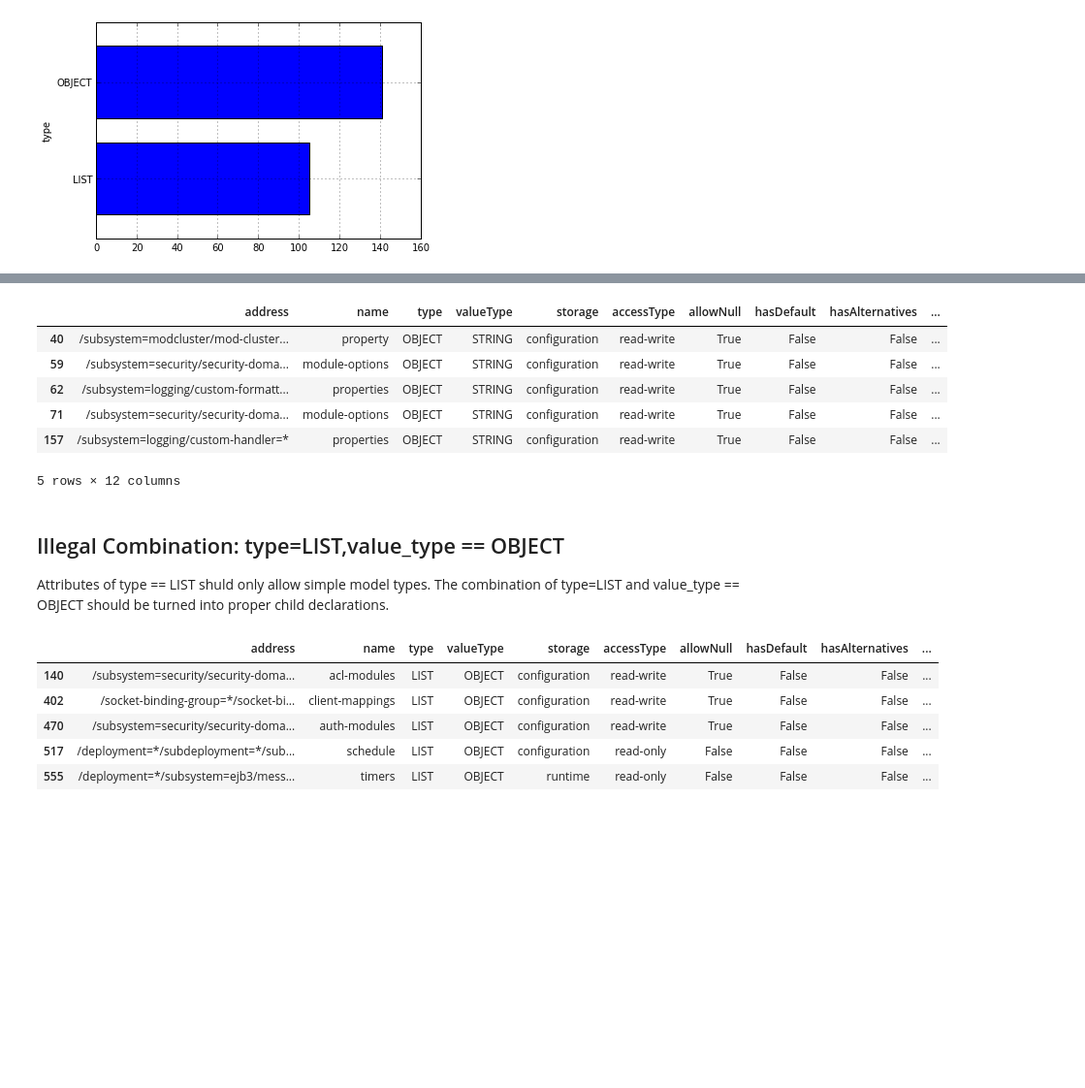
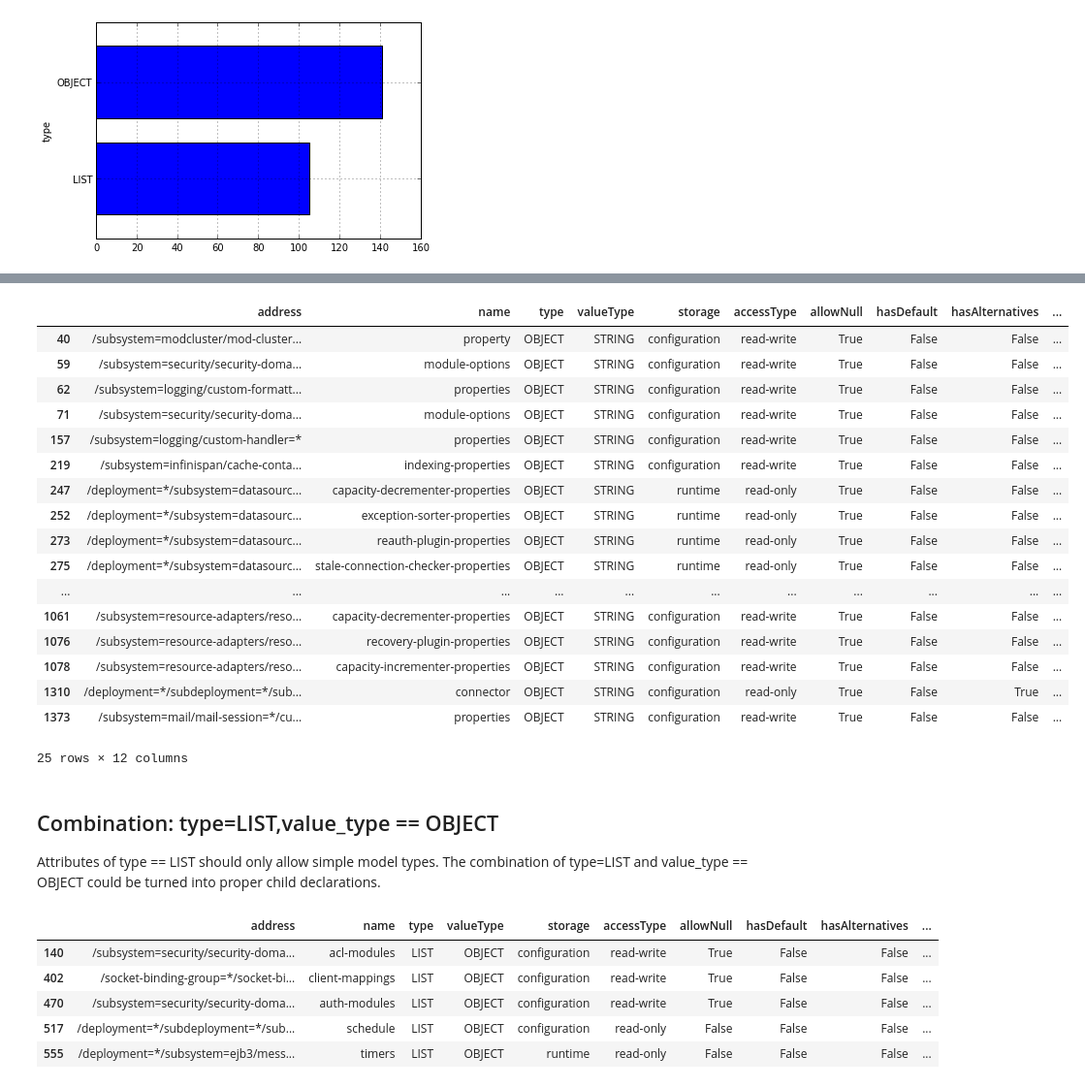
Before and after one commit to hal/dmr.analytics, a Jupyter notebook: notebooks/AttributeMetaData.ipynb, the cells around one changed output, grey strips where cells are left out. Shown at 97% size. Saved outputs shown, nothing was run; the diff lists cells and outputs as text; code cells hidden in the pictures; blank space fills up the shorter version.

```diff
--- a/notebooks/AttributeMetaData.ipynb
+++ b/notebooks/AttributeMetaData.ipynb
@@ -194,18 +197,29 @@ Attributes with type=OBJECT, value_type==STRING are pointless. These could becom
 # %%
-faulty1 = df[ (df["type"] == "OBJECT") & (df["valueType"] != "OBJECT")]
-faulty1.head()
+map_like = df[ (df["type"] == "OBJECT") & (df["valueType"] != "OBJECT")]
+map_like.head(25)
 # %% [output]
 |  | address | name | type | valueType | storage | accessType | allowNull | hasDefault | hasAlternatives | ... |
 | 40 | /subsystem=modcluster/mod-cluster... | property | OBJECT | STRING | configuration | read-write | True | False | False | ... |
 | 59 | /subsystem=security/security-doma... | module-options | OBJECT | STRING | configuration | read-write | True | False | False | ... |
 | 62 | /subsystem=logging/custom-formatt... | properties | OBJECT | STRING | configuration | read-write | True | False | False | ... |
 | 71 | /subsystem=security/security-doma... | module-options | OBJECT | STRING | configuration | read-write | True | False | False | ... |
 | 157 | /subsystem=logging/custom-handler=* | properties | OBJECT | STRING | configuration | read-write | True | False | False | ... |
+| 219 | /subsystem=infinispan/cache-conta... | indexing-properties | OBJECT | STRING | configuration | read-write | True | False | False | ... |
+| 247 | /deployment=*/subsystem=datasourc... | capacity-decrementer-properties | OBJECT | STRING | runtime | read-only | True | False | False | ... |
+| 252 | /deployment=*/subsystem=datasourc... | exception-sorter-properties | OBJECT | STRING | runtime | read-only | True | False | False | ... |
+| 273 | /deployment=*/subsystem=datasourc... | reauth-plugin-properties | OBJECT | STRING | runtime | read-only | True | False | False | ... |
+| 275 | /deployment=*/subsystem=datasourc... | stale-connection-checker-properties | OBJECT | STRING | runtime | read-only | True | False | False | ... |
+| ... | ... | ... | ... | ... | ... | ... | ... | ... | ... | ... |
+| 1061 | /subsystem=resource-adapters/reso... | capacity-decrementer-properties | OBJECT | STRING | configuration | read-write | True | False | False | ... |
+| 1076 | /subsystem=resource-adapters/reso... | recovery-plugin-properties | OBJECT | STRING | configuration | read-write | True | False | False | ... |
+| 1078 | /subsystem=resource-adapters/reso... | capacity-incrementer-properties | OBJECT | STRING | configuration | read-write | True | False | False | ... |
+| 1310 | /deployment=*/subdeployment=*/sub... | connector | OBJECT | STRING | configuration | read-only | True | False | True | ... |
+| 1373 | /subsystem=mail/mail-session=*/cu... | properties | OBJECT | STRING | configuration | read-write | True | False | False | ... |
-5 rows × 12 columns
+25 rows × 12 columns
 # %% [markdown]
-## Illegal Combination: type=LIST,value_type == OBJECT
-Attributes of type == LIST shuld only allow simple model types. The combination of type=LIST and value_type == OBJECT
-should be turned into proper child declarations.
+## Combination: type=LIST,value_type == OBJECT
+Attributes of type == LIST should only allow simple model types. The combination of type=LIST and value_type == OBJECT
+could be turned into proper child declarations.
 # %%
 faulty2 = df[ (df["type"] == "LIST") & (df["valueType"] == "OBJECT")]
 faulty2.head()
```
Also changed, not shown: parts of 4 cells of this notebook.
